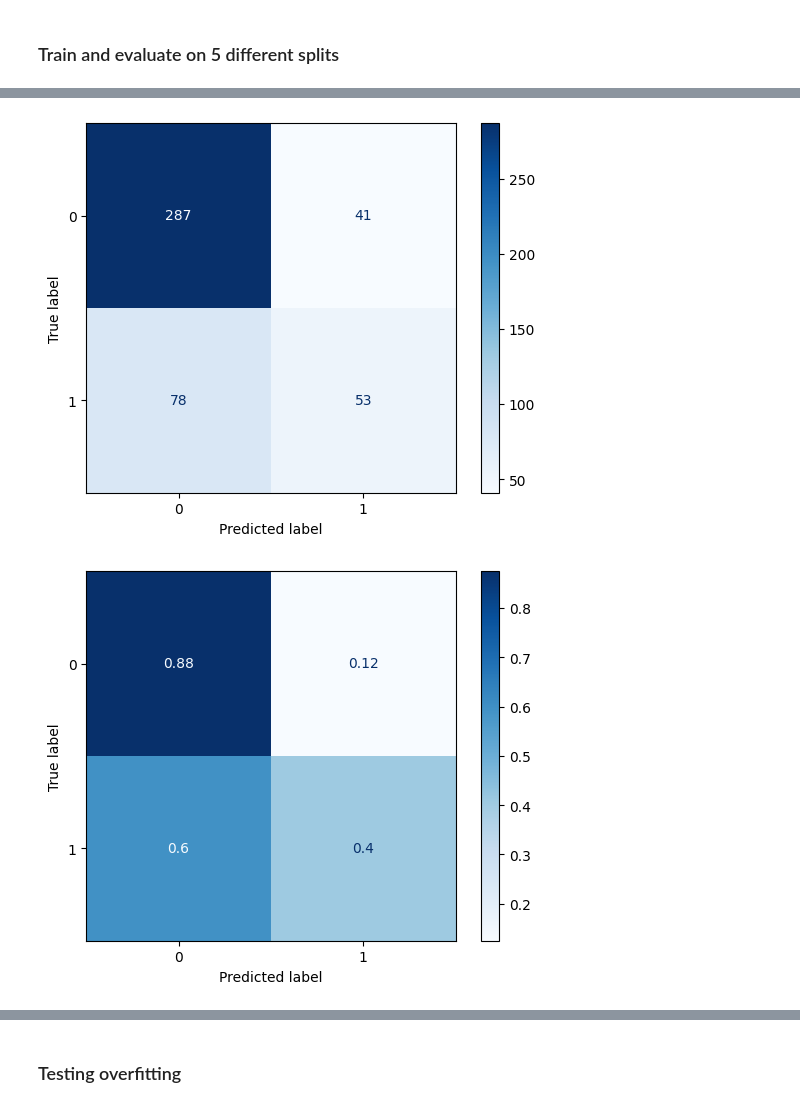
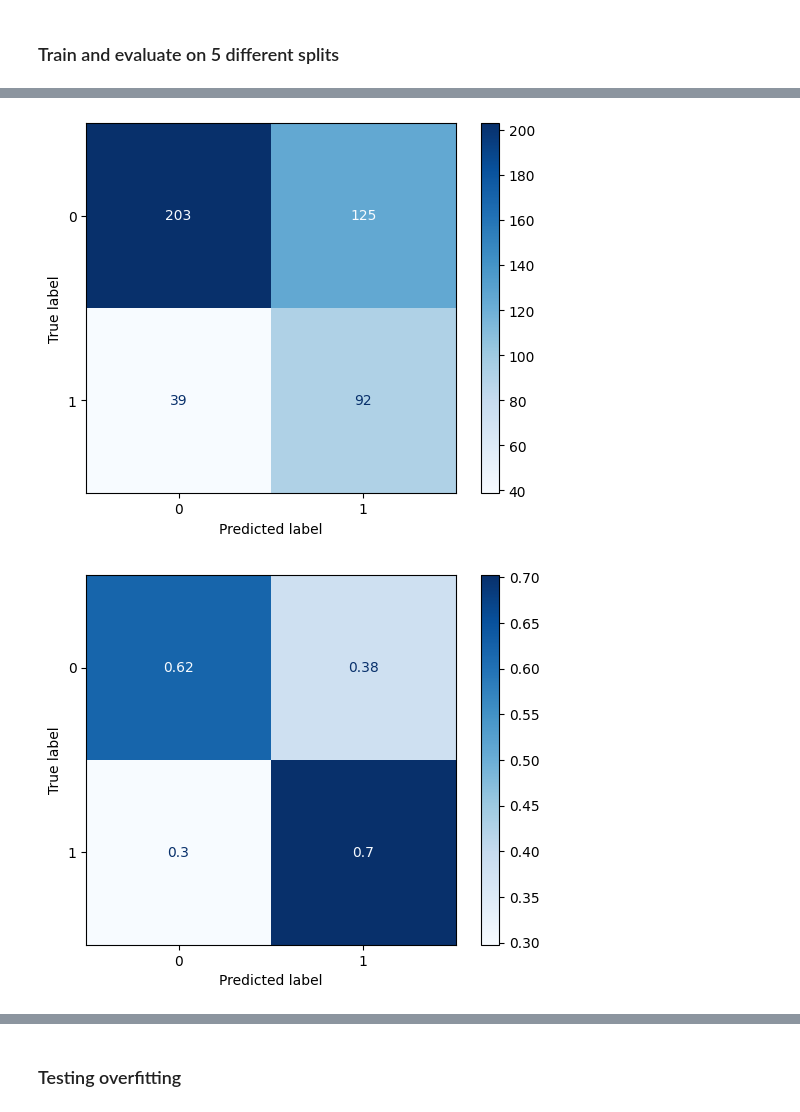
Before and after one commit to manuelfmerino/expression_prediction_AI, a Jupyter notebook: train_CNN.ipynb, the cells around one changed output, grey strips where cells are left out. Drawn from its saved outputs; the diff is of its cells as text; code cells hidden in the pictures.

Commit message:
Data splitter now includes class balancing

```diff
--- a/train_CNN.ipynb
+++ b/train_CNN.ipynb
@@ -34,7 +34,7 @@ transform = transforms.Compose([
 # %% [markdown]
 ### Train and evaluate on 5 different splits
 # %%
-var = '3x3_kernel_32_64_filters_dropout_0_38_pixels'
+var = '3x3_kernel_64_64_filters_dropout_0.3_balanced_dataset_38_pixels'
 results_path = '../results/CNN/' + var
 os.makedirs(results_path)
 
@@ -42,7 +42,7 @@ for split_i in range(0, 5):
     print(f'Reading training and validation sets in fold {split_i}...')
 
     # Model
-    model = help_funcs.CNN_1(out_1 = 32, kernel_cnn_1 = 3, out_2 = 64, kernel_cnn_2 = 3, p=0, h = IMAGE_SIZE, w = IMAGE_SIZE)
+    model = help_funcs.CNN_1(out_1 = 64, kernel_cnn_1 = 3, out_2 = 64, kernel_cnn_2 = 3, p=0.3, h = IMAGE_SIZE, w = IMAGE_SIZE)
     model = model.to(DEVICE)
 
     # Optimizer
@@ -197,11 +195,15 @@ transform = transforms.Compose([
 # %% [markdown]
 ### Train and evaluate on 5 different splits
 # %%
+var = '3x3_kernel_64_64_filters_dropout_0.3_balanced_dataset_52_pixels'
+results_path = '../results/CNN_Mateo/' + var
+os.makedirs(results_path)
+
 for split_i in range(0, 5):
     print(f'Reading training and validation sets in fold {split_i}...')
 
     # Model
-    model = help_funcs.CNN_1(out_1 = 32, kernel_cnn_1 = 7, out_2 = 32, kernel_cnn_2 = 7, h = IMAGE_SIZE, w = IMAGE_SIZE)
+    model = help_funcs.CNN_1(out_1 = 64, kernel_cnn_1 = 3, out_2 = 64, kernel_cnn_2 = 3, p=0.3, h = IMAGE_SIZE, w = IMAGE_SIZE)
     model = model.to(DEVICE)
 
     # Optimizer
@@ -228,10 +230,10 @@ for split_i in range(0, 5):
                                                   model = model, criterion = criterion, device = DEVICE)
 
     # Save loss curves
-    help_funcs.save_losses(train_loss, val_loss, f'../results/CNN_Mateo/fold_{split_i}_train_val_loss.pdf')
+    help_funcs.save_losses(train_loss, val_loss, f'{results_path}/fold_{split_i}_train_val_loss.pdf')
 
     # Save accuracy curves
-    help_funcs.save_accuracies(train_acc, val_acc, f'../results/CNN_Mateo/fold_{split_i}_train_val_accuracy.pdf')
+    help_funcs.save_accuracies(train_acc, val_acc, f'{results_path}/fold_{split_i}_train_val_accuracy.pdf')
 
     # Evaluate test set
     all_preds, all_pred_scores, all_labels = help_funcs.run_predictions(model, test_loader, DEVICE)
@@ -248,23 +250,23 @@ for split_i in range(0, 5):
     auc = roc_auc_score(all_labels, all_pred_scores)
 
     # Save evaluation results
-    help_funcs.save_eval_results(f'../results/CNN_Mateo/fold_{split_i}_test_results.txt', split_i, accuracy,
+    help_funcs.save_eval_results(f'{results_path}/fold_{split_i}_test_results.txt', split_i, accuracy,
                                  classification_report(all_labels, all_preds, target_names=['0-inactive', '1-active'], digits=3),
                                  cm, cm_norm)
 
     # Save ROC
-    help_funcs.save_roc(fpr, tpr, auc, f'../results/CNN_Mateo/fold_{split_i}_ROC.pdf')
+    help_funcs.save_roc(fpr, tpr, auc, f'{results_path}/fold_{split_i}_ROC.pdf')
 
     # Save confusion matrices
     # Confusion matrix
     disp = ConfusionMatrixDisplay(confusion_matrix=cm)
     disp.plot(cmap='Blues')
-    disp.figure_.savefig(f'../results/CNN_Mateo/fold_{split_i}_confusion_matrix.pdf', format='pdf')
+    disp.figure_.savefig(f'{results_path}/fold_{split_i}_confusion_matrix.pdf', format='pdf')
 
     # Normalized confusion matrix
     disp = ConfusionMatrixDisplay(confusion_matrix=cm_norm)
     disp.plot(cmap='Blues')
-    disp.figure_.savefig(f'../results/CNN_Mateo/fold_{split_i}_confusion_matrix_normalized.pdf', format='pdf')
+    disp.figure_.savefig(f'{results_path}/fold_{split_i}_confusion_matrix_normalized.pdf', format='pdf')
 # %% [output]
 Reading training and validation sets in fold 0...
 Training using fold 0...
@@ -288,2 +290,2 @@ Training epoch 475...
-[figure, old version]
+[figure, new version]
-[figure, old version]
+[figure, new version]
```
Also changed, not shown: parts of 6 cells of this notebook, 2 other files.
